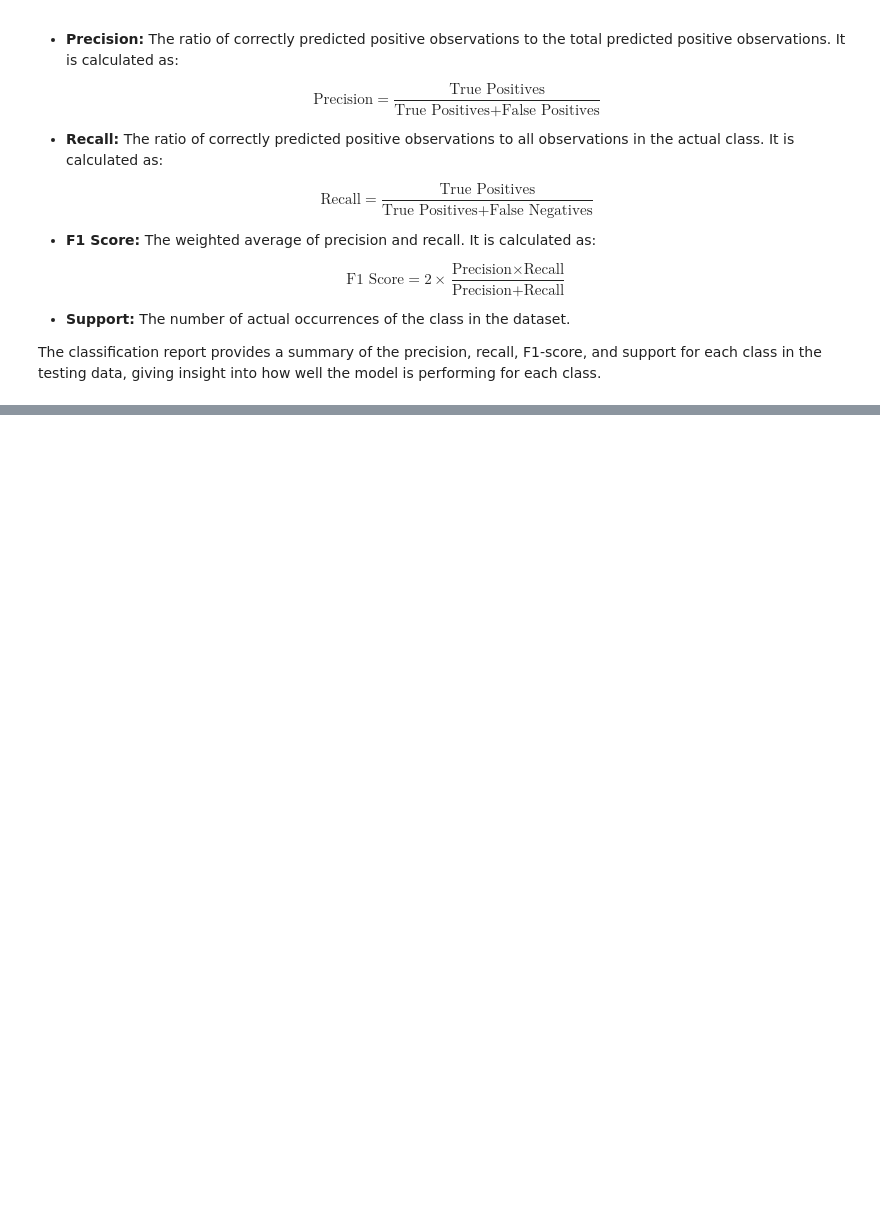
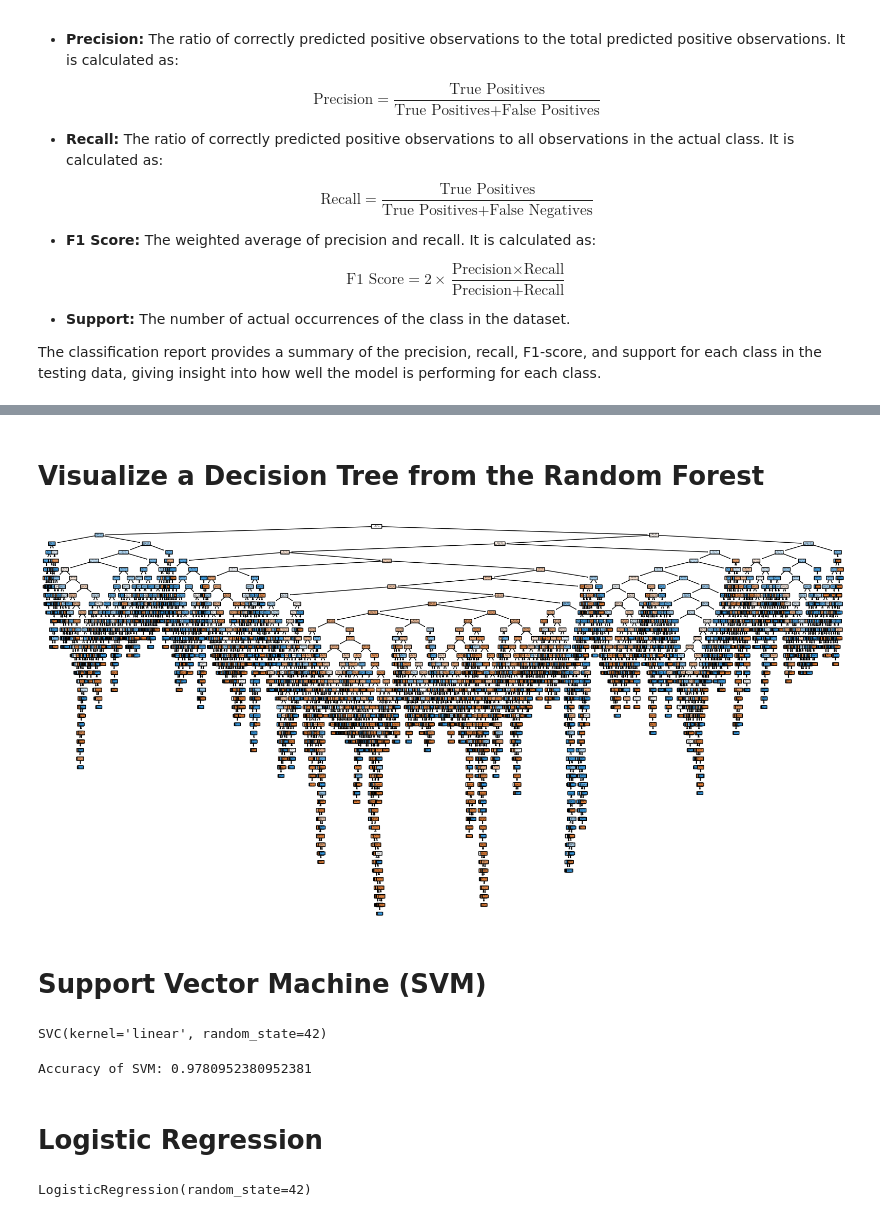
Before and after one commit to Devoalda/CSC3105_Project, a Jupyter notebook: Project.ipynb, the cells around one changed output, grey strips where cells are left out. Saved outputs shown, nothing was run; the diff lists cells and outputs as text; code cells hidden in the pictures; blank space fills up the shorter version.

Commit message:
Updated with Other Models for testing and Decision tree image

```diff
--- a/Project.ipynb
+++ b/Project.ipynb
@@ -236,0 +237,51 @@ weighted avg       0.85      0.85      0.85     12600
+# %% [markdown]
+# Visualize a Decision Tree from the Random Forest
+# %%
+from sklearn.tree import plot_tree
+import matplotlib.pyplot as plt
+
+# Select one tree from the forest
+estimator = classifier.estimators_[0]
+
+plt.figure(figsize=(20,10))
+plot_tree(estimator,
+          filled=True,
+          rounded=True,
+          class_names=['NLOS', 'LOS'],
+          feature_names=data_pca_df.columns)
+plt.show()
+# %% [output]
+[figure, added]
+# %% [markdown]
+# Support Vector Machine (SVM)
+# %%
+from sklearn.svm import SVC
+
+# Support Vector Machine
+svm = SVC(kernel='linear', random_state=42)
+svm.fit(X_train, y_train)
+# %% [output]
+SVC(kernel='linear', random_state=42)
+# %%
+from sklearn.metrics import accuracy_score
+
+# Predict the labels for the test set with each model
+y_pred_svm = svm.predict(X_test)
+
+# Calculate the accuracy of each model
+accuracy_svm = accuracy_score(y_test, y_pred_svm)
+
+# Print the accuracy of each model
+print(f"Accuracy of SVM: {accuracy_svm}")
+# %% [output]
+Accuracy of SVM: 0.9780952380952381
+# %% [markdown]
+# Logistic Regression
+# %%
+from sklearn.linear_model import LogisticRegression
+
+# Logistic Regression
+log_reg = LogisticRegression(random_state=42)
+log_reg.fit(X_train, y_train)
+# %% [output]
+LogisticRegression(random_state=42)
```
Also changed, not shown: parts of 8 cells of this notebook, 1 other file.
